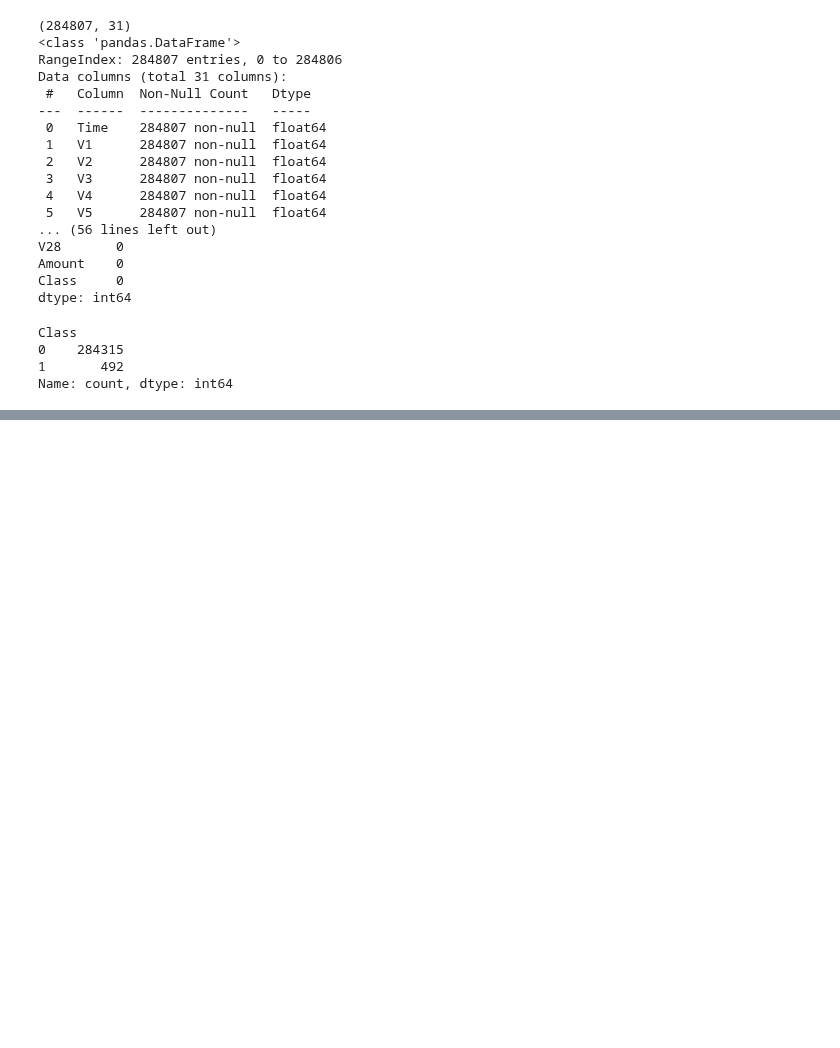
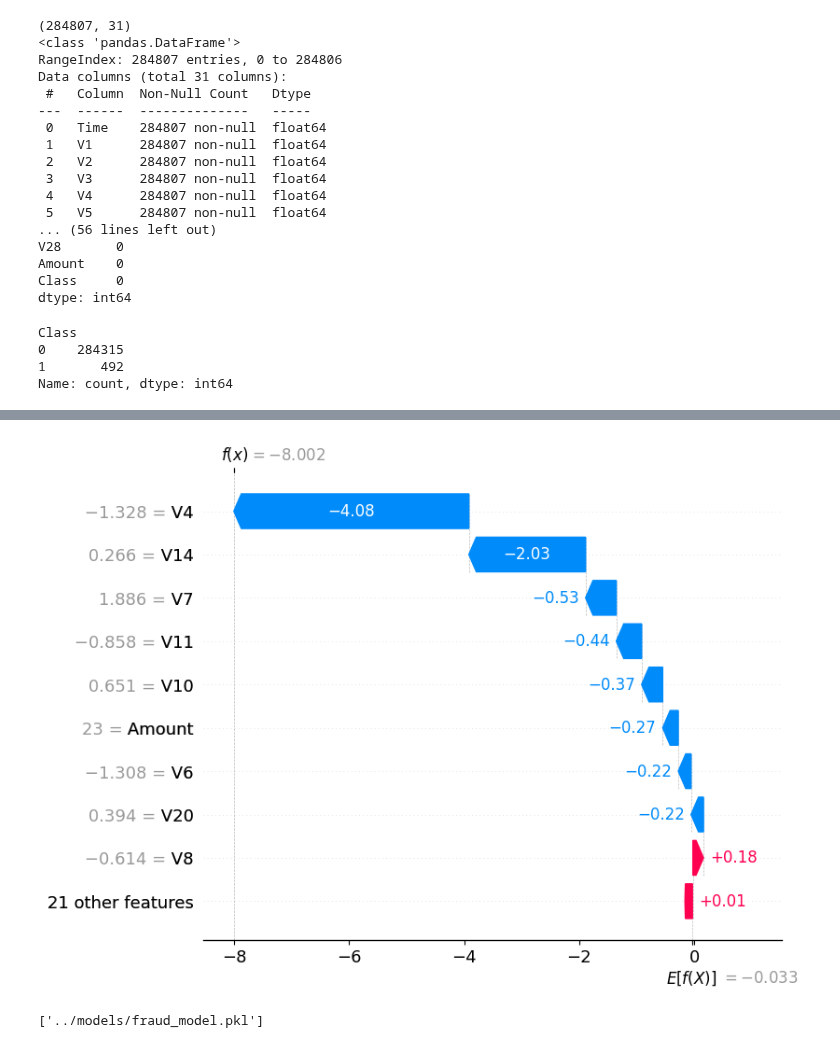
Before and after one commit to sahanapatil-8/bank-fraud-detection, a Jupyter notebook: notebooks/eda.ipynb, the cells around one changed output, grey strips where cells are left out. Drawn from its saved outputs; the diff is of its cells as text; code cells hidden in the pictures; blank space fills up the shorter version.

```diff
--- a/notebooks/eda.ipynb
+++ b/notebooks/eda.ipynb
@@ -43,0 +147,9 @@ Name: count, dtype: int64
+# %%
+shap.plots.waterfall(shap_values[0])
+# %% [output]
+[figure, added]
+# %%
+import joblib
+joblib.dump(xgb_model, "../models/fraud_model.pkl")
+# %% [output]
+['../models/fraud_model.pkl']
```
Also changed, not shown: parts of 13 cells of this notebook, 4 other files.
